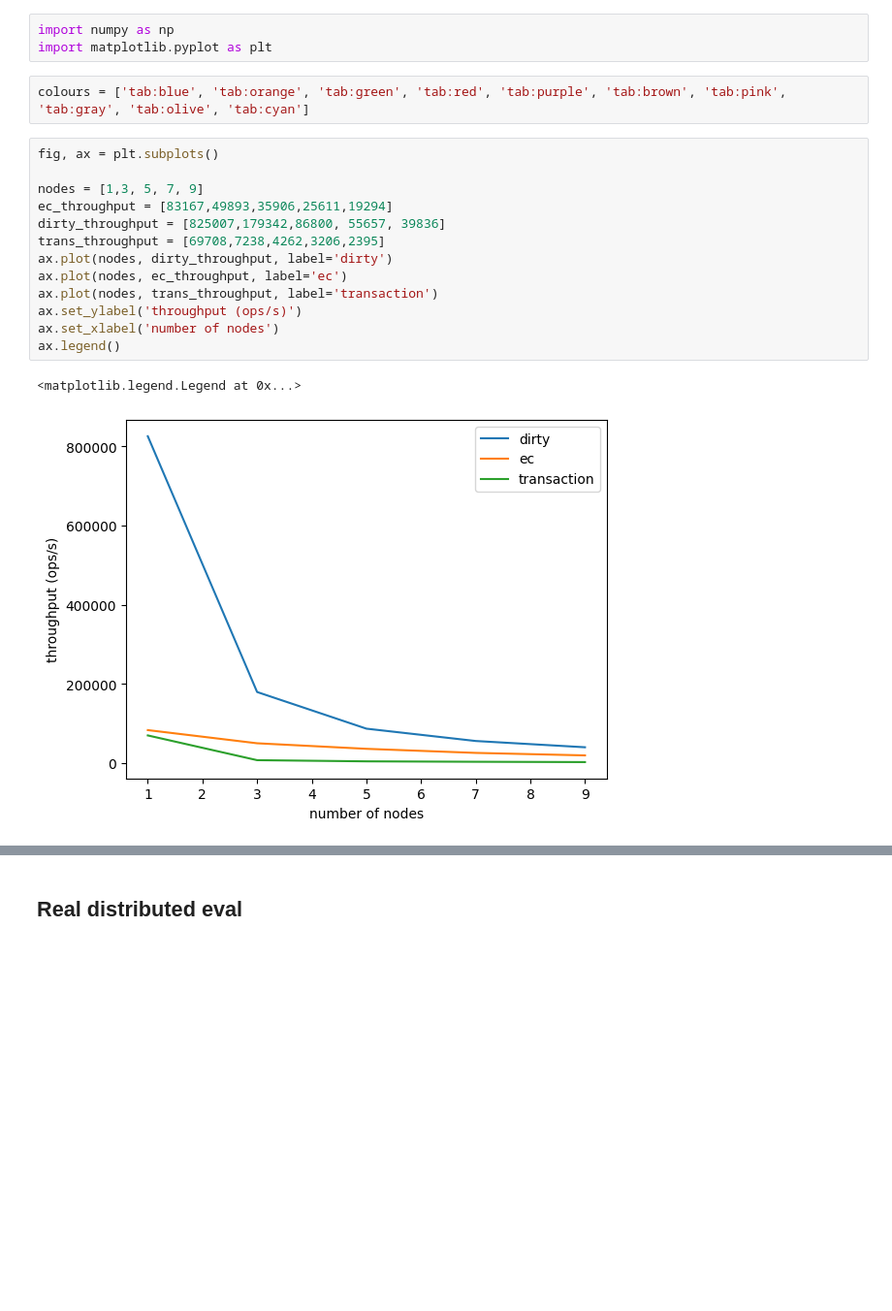
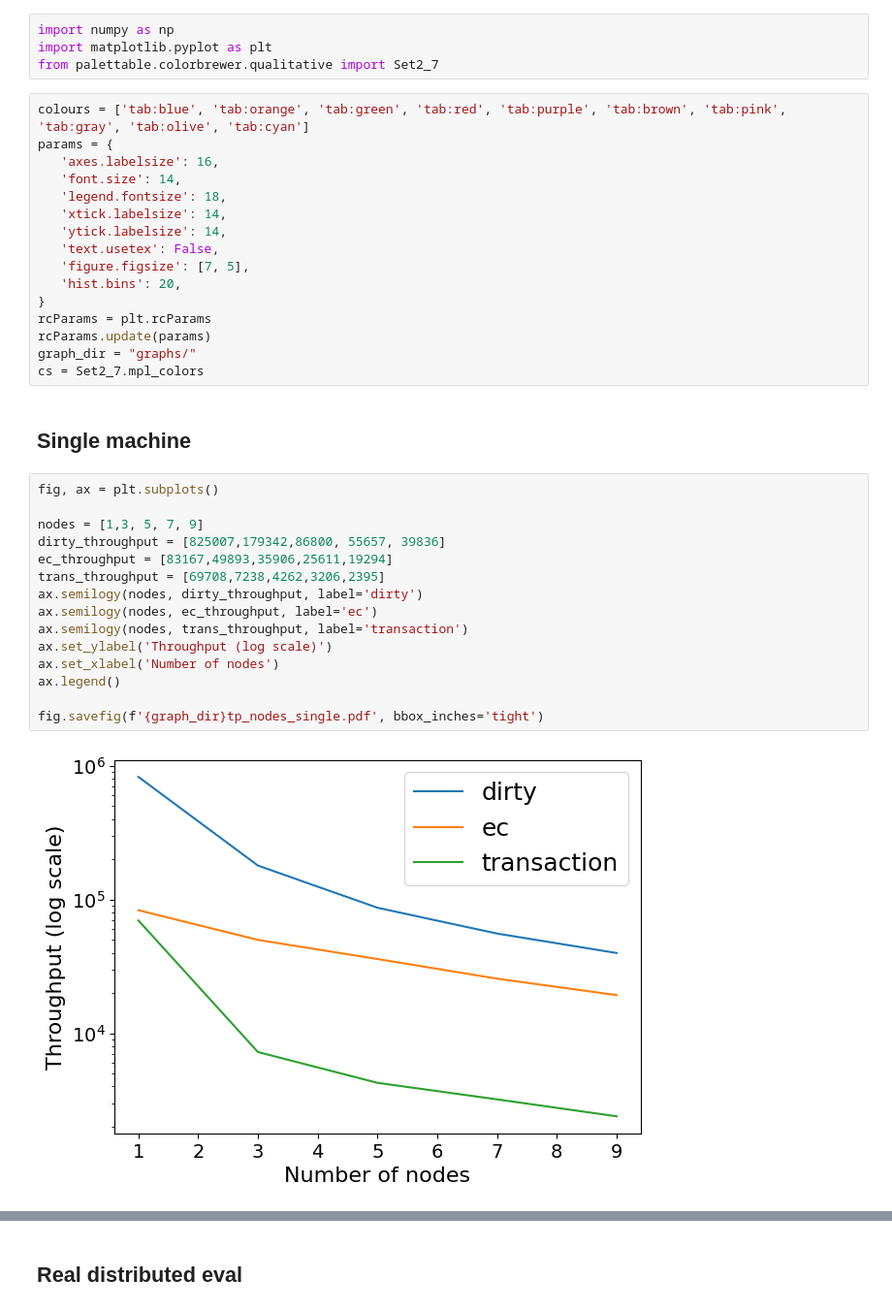
Before and after one commit to Vincent-lau/hypermnesia, a Jupyter notebook: benchmark/plot.ipynb, the cells around one changed output, grey strips where cells are left out. Shown: that part at 97% size. Cells and saved outputs as stored; diff of their text form; blank space fills up the shorter version.

```diff
--- a/benchmark/plot.ipynb
+++ b/benchmark/plot.ipynb
@@ -1,24 +1,42 @@
 # %%
 import numpy as np
 import matplotlib.pyplot as plt
+from palettable.colorbrewer.qualitative import Set2_7
 # %%
 colours = ['tab:blue', 'tab:orange', 'tab:green', 'tab:red', 'tab:purple', 'tab:brown', 'tab:pink', 'tab:gray', 'tab:olive', 'tab:cyan']
+params = {
+   'axes.labelsize': 16,
+   'font.size': 14,
+   'legend.fontsize': 18,
+   'xtick.labelsize': 14,
+   'ytick.labelsize': 14,
+   'text.usetex': False,
+   'figure.figsize': [7, 5],
+   'hist.bins': 20,
+}
+rcParams = plt.rcParams
+rcParams.update(params)
+graph_dir = "graphs/"
+cs = Set2_7.mpl_colors
+# %% [markdown]
+## Single machine
 # %%
 fig, ax = plt.subplots()
 
 nodes = [1,3, 5, 7, 9]
+dirty_throughput = [825007,179342,86800, 55657, 39836]
 ec_throughput = [83167,49893,35906,25611,19294]
-dirty_throughput = [825007,179342,86800, 55657, 39836]
 trans_throughput = [69708,7238,4262,3206,2395]
-ax.plot(nodes, dirty_throughput, label='dirty')
-ax.plot(nodes, ec_throughput, label='ec')
-ax.plot(nodes, trans_throughput, label='transaction')
-ax.set_ylabel('throughput (ops/s)')
-ax.set_xlabel('number of nodes')
+ax.semilogy(nodes, dirty_throughput, label='dirty')
+ax.semilogy(nodes, ec_throughput, label='ec')
+ax.semilogy(nodes, trans_throughput, label='transaction')
+ax.set_ylabel('Throughput (log scale)')
+ax.set_xlabel('Number of nodes')
 ax.legend()
+
+fig.savefig(f'{graph_dir}tp_nodes_single.pdf', bbox_inches='tight')
 # %% [output]
-<matplotlib.legend.Legend at 0x...>
-[figure, old version]
+[figure, new version]
 # %%
 fig, ax = plt.subplots()
 
```
Also changed, not shown: parts of 26 cells of this notebook.
